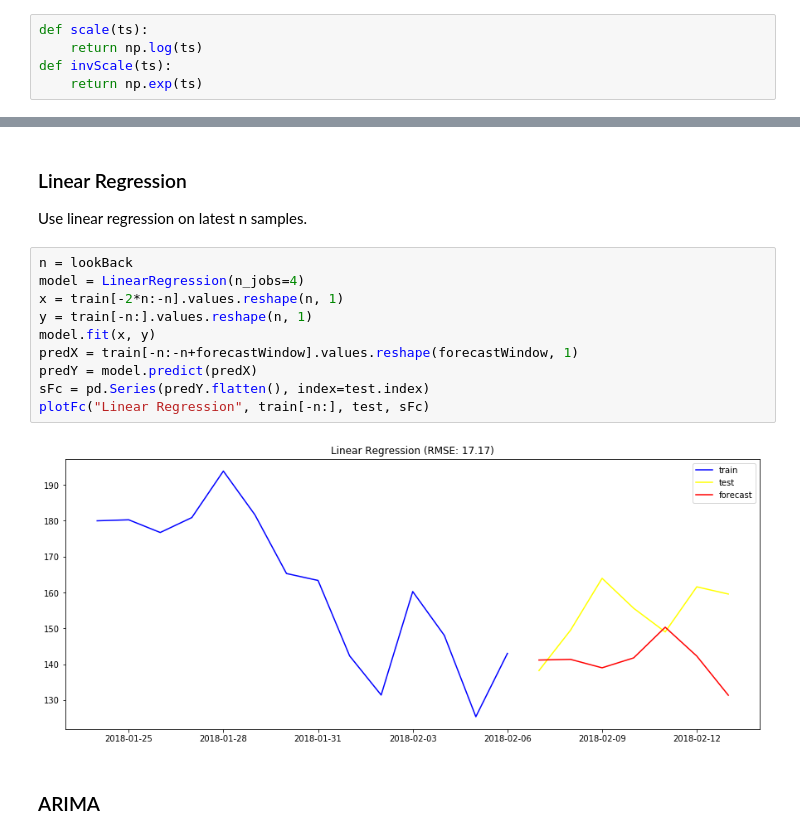
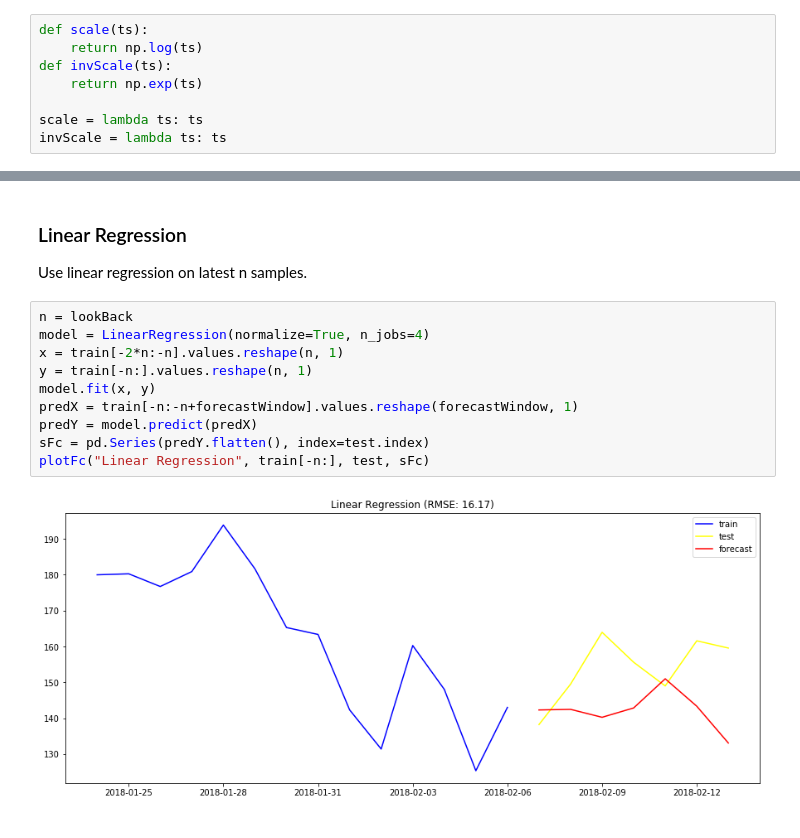
Before and after one commit to dahuebi/cas-pml-prj, a Jupyter notebook: nb/04_simple-forecast.ipynb, the cells around one changed output, grey strips where cells are left out. Saved outputs shown, nothing was run; the diff lists cells and outputs as text.

```diff
--- a/nb/04_simple-forecast.ipynb
+++ b/nb/04_simple-forecast.ipynb
@@ -68,6 +68,9 @@ def scale(ts):
     return np.log(ts)
 def invScale(ts):
     return np.exp(ts)
+
+scale = lambda ts: ts
+invScale = lambda ts: ts
 # %%
 dfCoin = df.loc[df[COL_NAME] == currency]
 # only keep close column
@@ -162,15 +165,13 @@ plotFc("EWM Average", train[-forecastWindow:], test, sFc)
 Use linear regression on latest n samples.
 # %%
 n = lookBack
-model = LinearRegression(n_jobs=4)
+model = LinearRegression(normalize=True, n_jobs=4)
 x = train[-2*n:-n].values.reshape(n, 1)
 y = train[-n:].values.reshape(n, 1)
 model.fit(x, y)
 predX = train[-n:-n+forecastWindow].values.reshape(forecastWindow, 1)
 predY = model.predict(predX)
 sFc = pd.Series(predY.flatten(), index=test.index)
 plotFc("Linear Regression", train[-n:], test, sFc)
 # %% [output]
-[figure, old version]
+[figure, new version]
-# %% [markdown]
-### ARIMA
```
Also changed, not shown: parts of 9 cells of this notebook.
